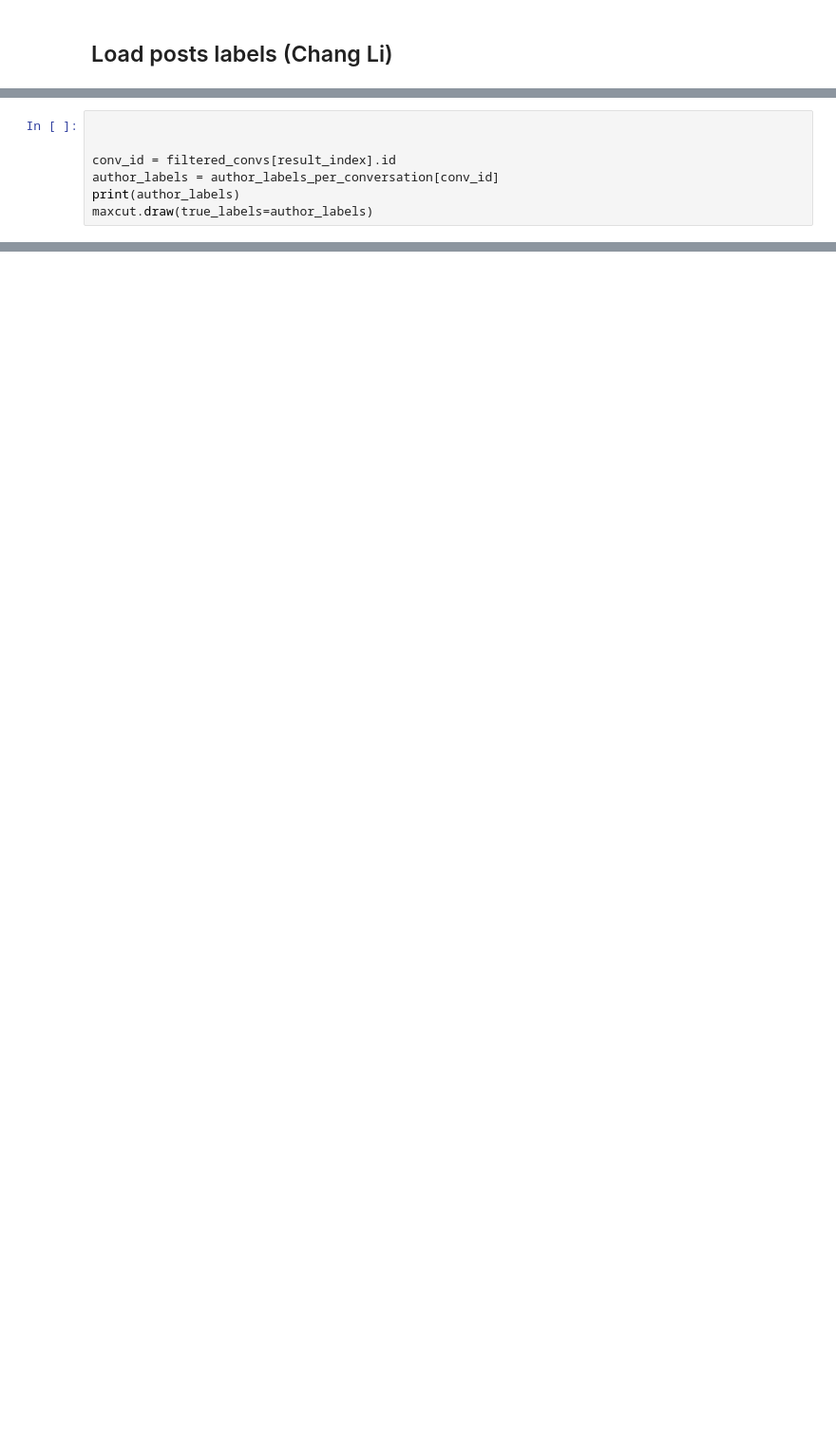
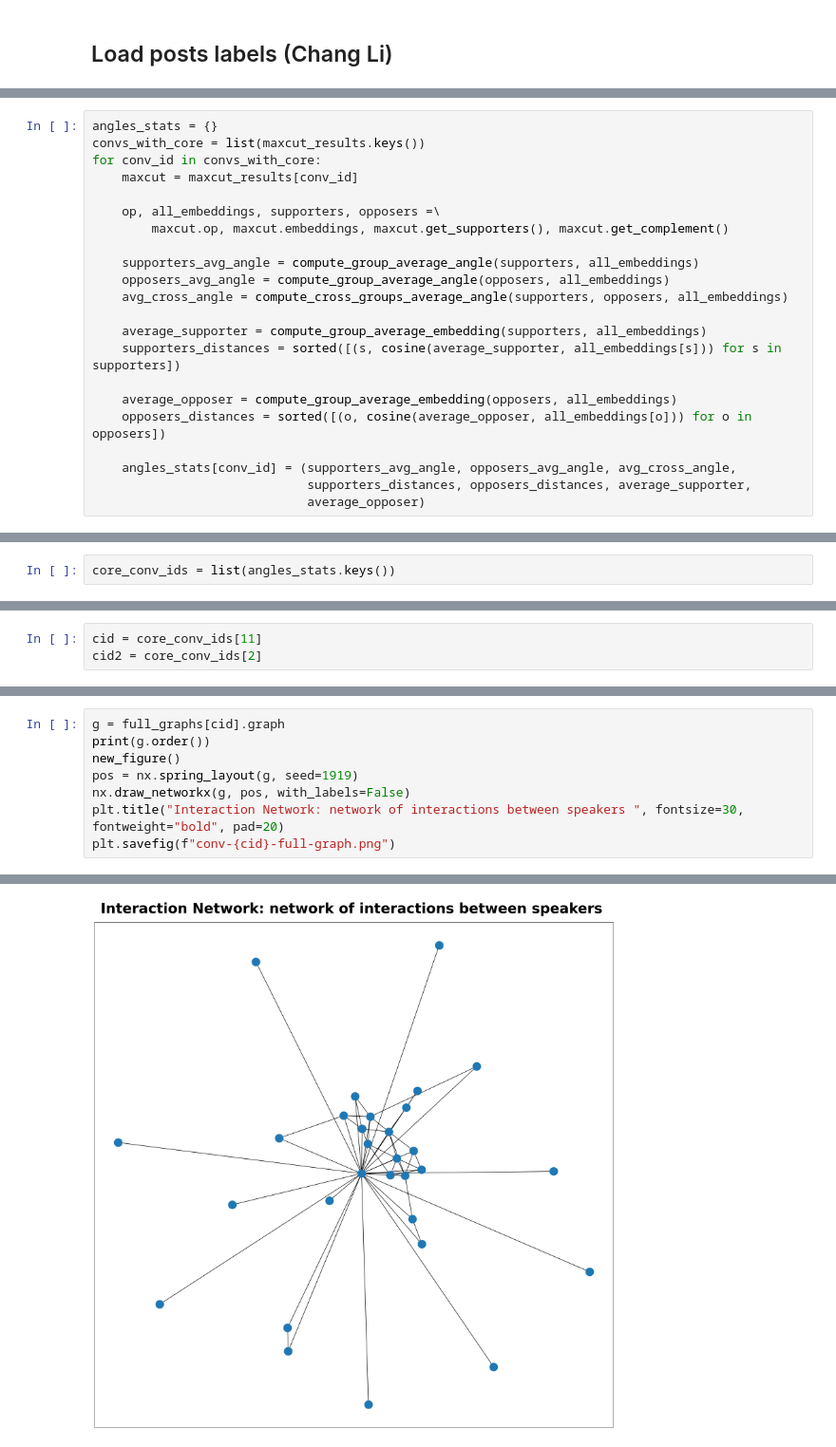
Before and after one commit to NasLabBgu/STEM, a Jupyter notebook: Examples/fourforum.ipynb, the cells around one changed output, grey strips where cells are left out. Shown at 95% size. Drawn from its saved outputs; the diff is of its cells as text; blank space fills up the shorter version.

Commit message:
notebooks with results for 4forum & create-debate + fixes to make everything run

```diff
--- a/Examples/fourforum.ipynb
+++ b/Examples/fourforum.ipynb
@@ -602,7 +92,0 @@ nx.draw_networkx_edges(graph, pos, edgelist=leave, edge_color="darkgray")
-# %%
-
-
-conv_id = filtered_convs[result_index].id
-author_labels = author_labels_per_conversation[conv_id]
-print(author_labels)
-maxcut.draw(true_labels=author_labels)
@@ -628,0 +553,22 @@ kcore.graph.order()
+# %%
+angles_stats = {}
+convs_with_core = list(maxcut_results.keys())
+for conv_id in convs_with_core:
+    maxcut = maxcut_results[conv_id]
+
+    op, all_embeddings, supporters, opposers =\
+        maxcut.op, maxcut.embeddings, maxcut.get_supporters(), maxcut.get_complement()
+
+    supporters_avg_angle = compute_group_average_angle(supporters, all_embeddings)
+    opposers_avg_angle = compute_group_average_angle(opposers, all_embeddings)
+    avg_cross_angle = compute_cross_groups_average_angle(supporters, opposers, all_embeddings)
+
+    average_supporter = compute_group_average_embedding(supporters, all_embeddings)
+    supporters_distances = sorted([(s, cosine(average_supporter, all_embeddings[s])) for s in supporters])
+
+    average_opposer = compute_group_average_embedding(opposers, all_embeddings)
+    opposers_distances = sorted([(o, cosine(average_opposer, all_embeddings[o])) for o in opposers])
+
+    angles_stats[conv_id] = (supporters_avg_angle, opposers_avg_angle, avg_cross_angle,
+                             supporters_distances, opposers_distances, average_supporter,
+                             average_opposer)
@@ -628,0 +711,2 @@ kcore.graph.order()
+# %%
+core_conv_ids = list(angles_stats.keys())
@@ -628,0 +734,3 @@ kcore.graph.order()
+# %%
+cid = core_conv_ids[11]
+cid2 = core_conv_ids[2]
@@ -628,0 +749,9 @@ kcore.graph.order()
+# %%
+g = full_graphs[cid].graph
+print(g.order())
+new_figure()
+pos = nx.spring_layout(g, seed=1919)
+nx.draw_networkx(g, pos, with_labels=False)
+plt.title("Interaction Network: network of interactions between speakers ", fontsize=30, fontweight="bold", pad=20)
+plt.savefig(f"conv-{cid}-full-graph.png")
+# %% [output]
@@ -628,0 +759 @@ kcore.graph.order()
+[figure, added]
```
Also changed, not shown: parts of 95 cells of this notebook, 4 other files.
